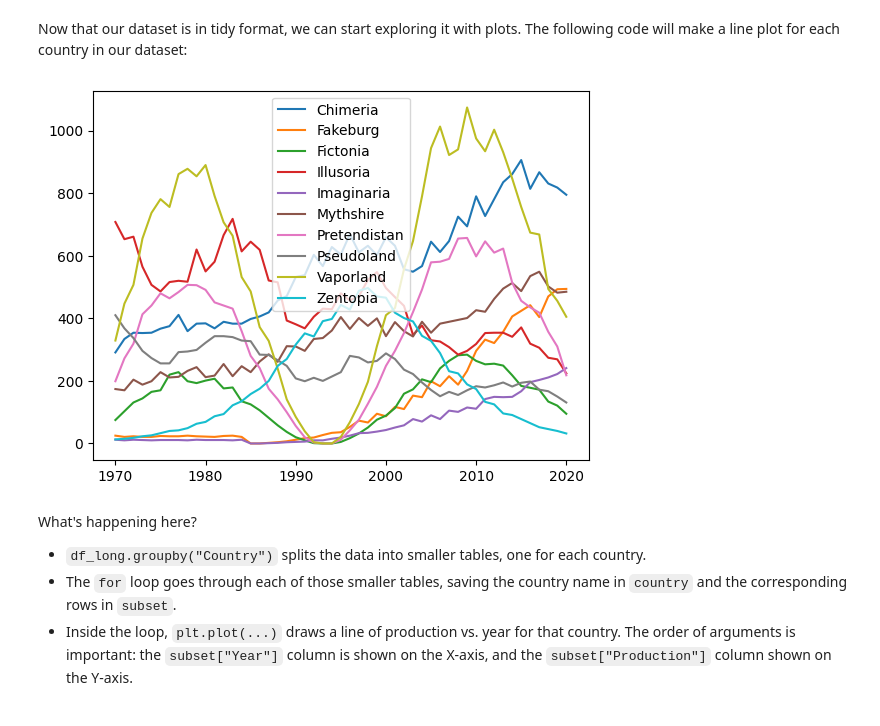
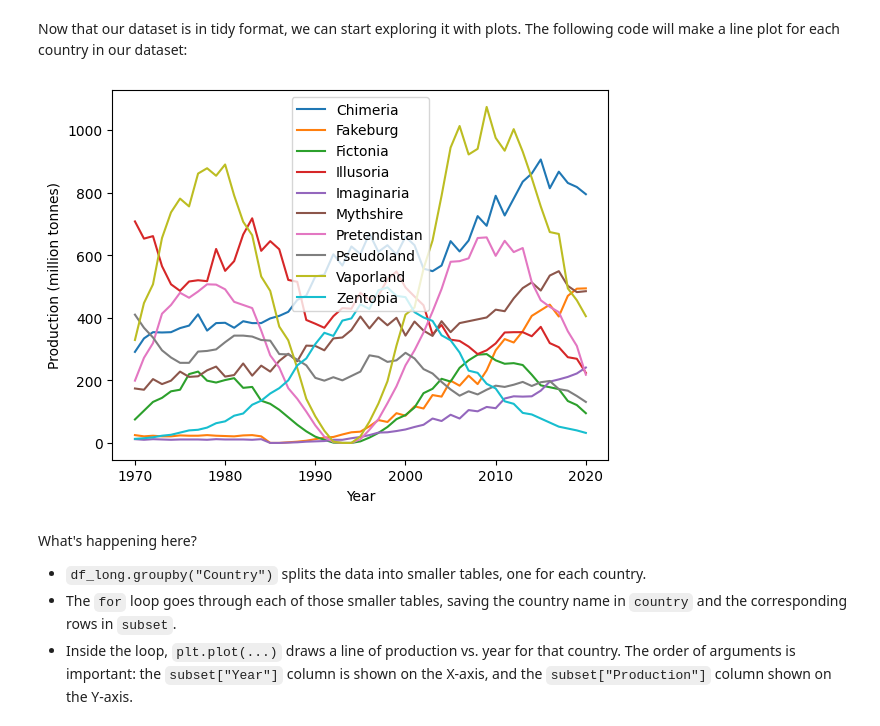
Before and after one commit to two-phaseflow/JAR513M, a Jupyter notebook: Week2_GroupAssignment.ipynb, the cells around one changed output. Saved outputs shown, nothing was run; the diff lists cells and outputs as text; code cells hidden in the pictures.

```diff
--- a/Week2_GroupAssignment.ipynb
+++ b/Week2_GroupAssignment.ipynb
@@ -93,10 +93,12 @@ The following code will make a line plot for each country in our dataset:
 # %%
 for country, subset in df_long.groupby("Country"):
     plt.plot(subset["Year"], subset["Production"], label=country)
+plt.ylabel("Production (million tonnes)")
+plt.xlabel("Year")
 plt.legend()
 plt.show()
 # %% [output]
-[figure, old version]
+[figure, new version]
 # %% [markdown]
 What's happening here?
 *   `df_long.groupby("Country")` splits the data into smaller tables, one for each country.
```
Also changed, not shown: parts of 13 cells of this notebook.
